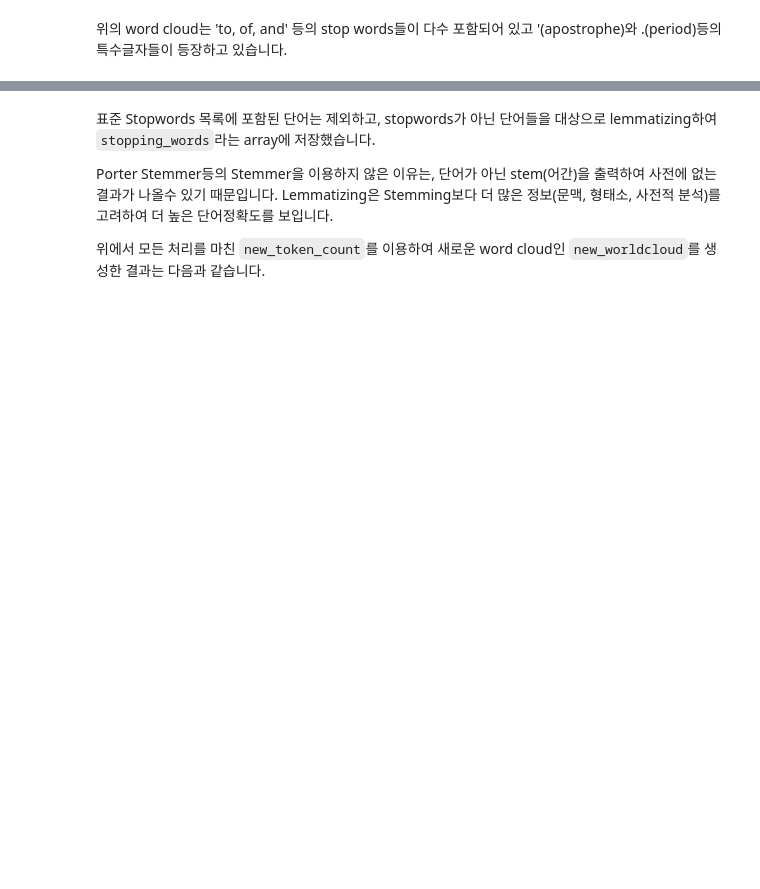
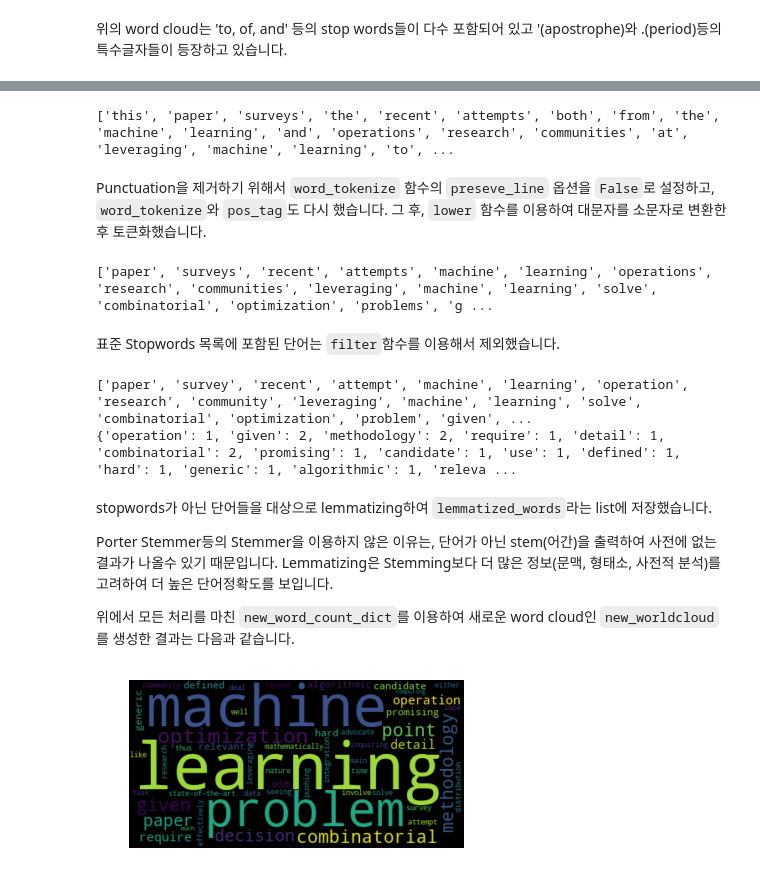
Before and after one commit to JamesKim2998/imma-term-project, a Jupyter notebook: notebooks/Problem1.ipynb, the cells around one changed output, grey strips where cells are left out. Saved outputs shown, nothing was run; the diff lists cells and outputs as text; code cells hidden in the pictures; blank space fills up the shorter version.

```diff
--- a/notebooks/Problem1.ipynb
+++ b/notebooks/Problem1.ipynb
@@ -73,7 +69,8 @@ from nltk.tag import pos_tag
 # %% [markdown]
 문제 1-1에서 저장하였던 초록을 `word_tokenize()` 함수를 통해  토큰화하였고, 이를 `tokenized_words` 변수에 저장하여 출력하였습니다.
 # %%
-tokenized_words = word_tokenize(abstract, language=None, preserve_line=True)
+from nltk.tokenize import word_tokenize
+tokenized_words = word_tokenize(abstract, preserve_line=True)
 print("Tokenize Result: ", tokenized_words)
 # %% [output]
 Tokenize Result:  ['This', 'paper', 'surveys', 'the', 'recent', 'attempts', ',', 'both', 'from', 'the', 'machine', 'learning', 'and', 'operations', 'research', 'communities', ',', 'at', 'leveraging',  ...
@@ -151,11 +120,44 @@ for token in stopping_words:
+# %%
+new_tokenized_words = word_tokenize(abstract, preserve_line=False)
+new_tagged_list = pos_tag(tokenized_words, tagset=None, lang='eng')
+new_tokens_without_punctutation = list(filter(lambda x: x[0] not in [',', '.'], new_tagged_list))
+new_words = list(map(lambda x: x[0].lower(), new_tokens_without_punctutation))
+print(new_words)
+# %% [output]
+['this', 'paper', 'surveys', 'the', 'recent', 'attempts', 'both', 'from', 'the', 'machine', 'learning', 'and', 'operations', 'research', 'communities', 'at', 'leveraging', 'machine', 'learning', 'to', ...
+# %% [markdown]
+Punctuation을 제거하기 위해서 `word_tokenize` 함수의 `preseve_line` 옵션을 `False`로 설정하고, `word_tokenize`와 `pos_tag`도 다시 했습니다. 그 후, `lower` 함수를 이용하여 대문자를 소문자로 변환한 후 토큰화했습니다.
+# %%
+from nltk.corpus import stopwords
+stopwords = set(stopwords.words('english'))
+words_except_stopword = list(filter(lambda x: x not in stopwords, new_words))
+print(words_except_stopword)
+# %% [output]
+['paper', 'surveys', 'recent', 'attempts', 'machine', 'learning', 'operations', 'research', 'communities', 'leveraging', 'machine', 'learning', 'solve', 'combinatorial', 'optimization', 'problems', 'g ...
+# %% [markdown]
+표준 Stopwords 목록에 포함된 단어는 `filter`함수를 이용해서 제외했습니다.
+# %%
+from nltk.stem import WordNetLemmatizer
+lemmatizer = WordNetLemmatizer()
+lemmatized_words = list(map(lambda x: lemmatizer.lemmatize(x), words_except_stopword))
+print(lemmatized_words)
+
+new_word_list, new_word_count_list = np.unique(lemmatized_words, return_counts=True)
+new_word_count_dict = dict(zip(new_word_list, new_word_count_list))
+print(new_word_count_dict)
+# %% [output]
+['paper', 'survey', 'recent', 'attempt', 'machine', 'learning', 'operation', 'research', 'community', 'leveraging', 'machine', 'learning', 'solve', 'combinatorial', 'optimization', 'problem', 'given', ...
+{'operation': 1, 'given': 2, 'methodology': 2, 'require': 1, 'detail': 1, 'combinatorial': 2, 'promising': 1, 'candidate': 1, 'use': 1, 'defined': 1, 'hard': 1, 'generic': 1, 'algorithmic': 1, 'releva ...
 # %% [markdown]
-표준 Stopwords 목록에 포함된 단어는 제외하고, stopwords가 아닌 단어들을 대상으로 lemmatizing하여 `stopping_words`라는 array에 저장했습니다.
+stopwords가 아닌 단어들을 대상으로 lemmatizing하여 `lemmatized_words`라는 list에 저장했습니다.
 
 Porter Stemmer등의 Stemmer을 이용하지 않은 이유는, 단어가 아닌 stem(어간)을 출력하여 사전에 없는 결과가 나올수 있기 때문입니다. Lemmatizing은 Stemming보다 더 많은 정보(문맥, 형태소, 사전적 분석)를 고려하여 더 높은 단어정확도를 보입니다.
 
-위에서 모든 처리를 마친 `new_token_count`를 이용하여 새로운 word cloud인 `new_worldcloud`를 생성한 결과는 다음과 같습니다.
+위에서 모든 처리를 마친 `new_word_count_dict`를 이용하여 새로운 word cloud인 `new_worldcloud`를 생성한 결과는 다음과 같습니다.
 # %%
-new_wordcloud = WordCloud().generate_from_frequencies(new_token_count)
+new_wordcloud = WordCloud().generate_from_frequencies(new_word_count_dict)
 plt.imshow(new_wordcloud, interpolation='bilinear')
 plt.axis("off")
 plt.show()
+# %% [output]
+[figure, added]
```
Also changed, not shown: parts of 10 cells of this notebook, 2 other files.
